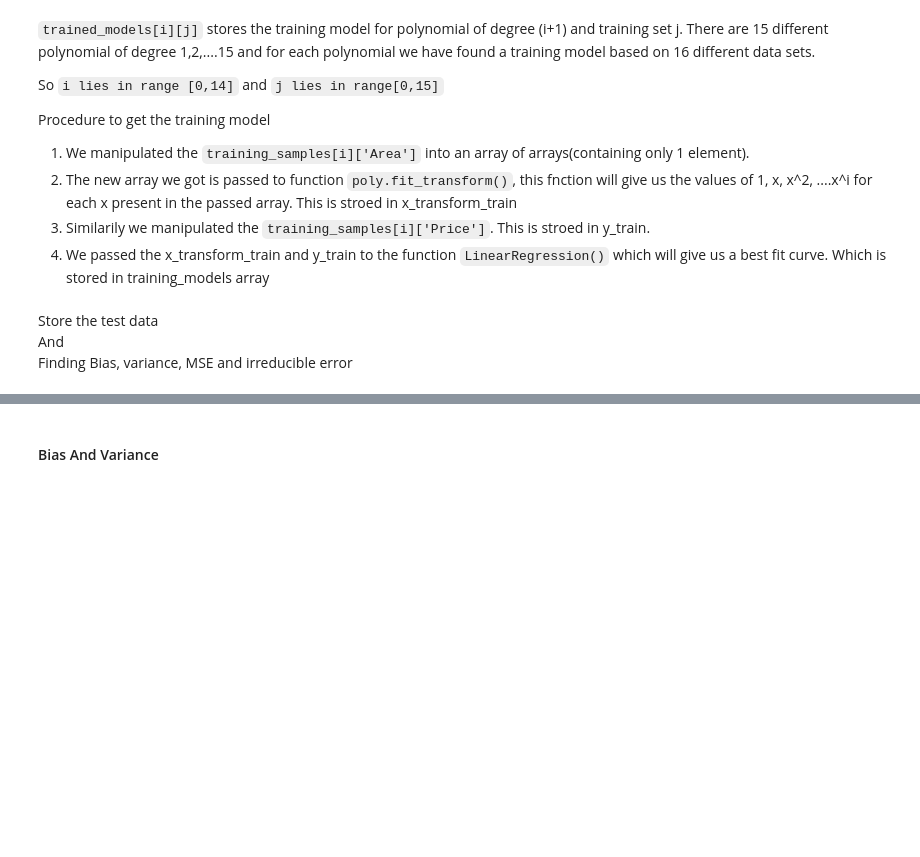
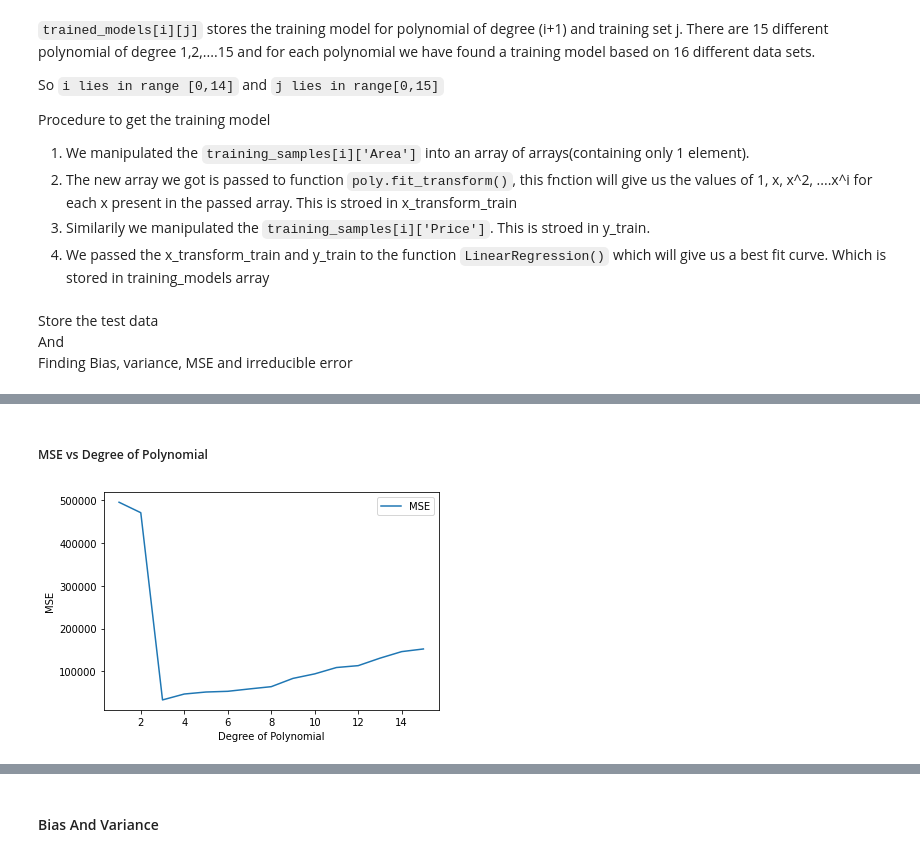
Before and after one commit to KarmanjyotSingh/MDL-1, a Jupyter notebook: notebook.ipynb, the cells around one changed output, grey strips where cells are left out. Cells and saved outputs as stored; diff of their text form; code cells hidden in the pictures; blank space fills up the shorter version.

Commit message:
Added Graphs

```diff
--- a/notebook.ipynb
+++ b/notebook.ipynb
@@ -178,8 +175,0 @@ for i in range(1, 16):
-# %%
-for i in range(1, 16):
-    plt.plot(x_test, y_predicted[i-1], 'o', label='degree = ' + str(i))
-    plt.plot(x_test, y_test, 'o', label='actual')
-    plt.legend()
-    plt.xlabel('X')
-    plt.ylabel('Y')
-    plt.show()
@@ -199,0 +176,11 @@ for i in range(1, 16):
+# %% [markdown]
+##### MSE vs Degree of Polynomial
+# %%
+
+plt.plot([i for i in range(1, 16)], mse, label='MSE')
+plt.xlabel('Degree of Polynomial')
+plt.ylabel('MSE')
+plt.legend()
+plt.show()
+# %% [output]
+[figure, added]
```
Also changed, not shown: parts of 7 cells of this notebook.
